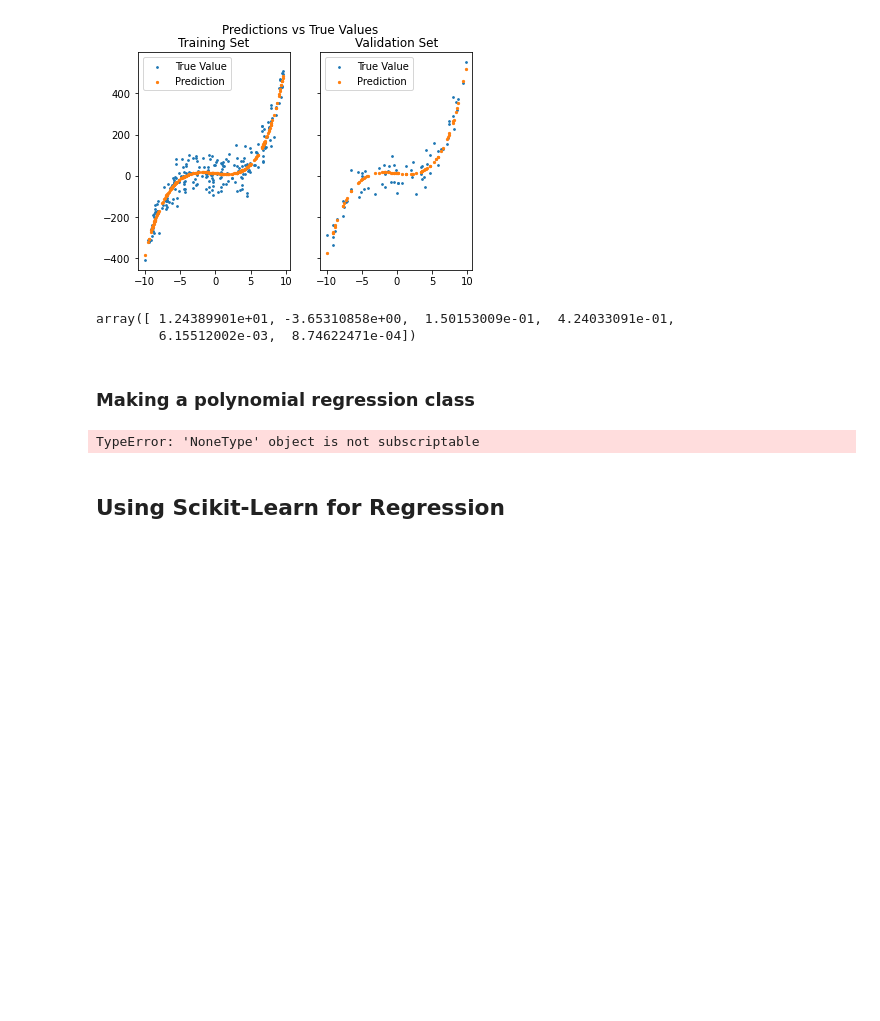
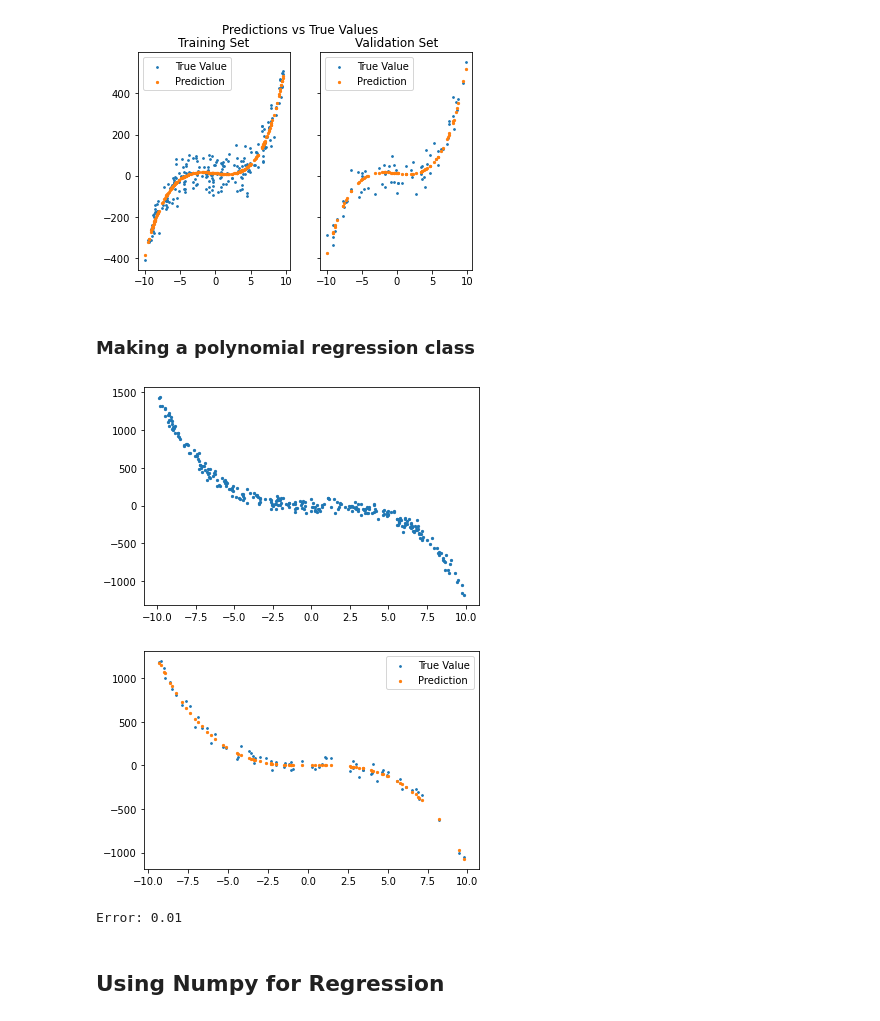
Before and after one commit to kadirberatyildirim/Data-Science, a Jupyter notebook: Regression/Regression - Part 2 - Polynomial Regression.ipynb, the cells around one changed output. Cells and saved outputs as stored; diff of their text form; code cells hidden in the pictures; blank space fills up the shorter version.

Commit message:
updates to polynomial regression

```diff
--- a/Regression/Regression - Part 2 - Polynomial Regression.ipynb
+++ b/Regression/Regression - Part 2 - Polynomial Regression.ipynb
@@ -240,11 +250,6 @@ axs[1].set_title('Validation Set')
 # %% [output]
 Text(0.5, 1.0, 'Validation Set')
 [figure]
-# %%
-W
-# %% [output]
-array([ 1.24389901e+01, -3.65310858e+00,  1.50153009e-01,  4.24033091e-01,
-        6.15512002e-03,  8.74622471e-04])
 # %% [markdown]
 ### Making a polynomial regression class
 # %%
@@ -291,6 +312,14 @@ class regression():
 # %%
-regression(4)
+r = regression(3)
+X, y = r.random_data(degree = 3, plot = True)
+x_tr, y_tr, x_val, y_val = r.split(X, y)
+r.train(x_tr, y_tr)
+preds = r.predict(x_val)
+r.plot_data_vs_estimation(x_val, y_val, preds)
+print('Error: {:.2f}'.format(r.RSE(y_val, preds)))
 # %% [output]
+[figure, added]
+[figure, added]
-TypeError: 'NoneType' object is not subscriptable
+Error: 0.01
 # %% [markdown]
-## Using Scikit-Learn for Regression
+## Using Numpy for Regression
```
Also changed, not shown: parts of 12 cells of this notebook.
